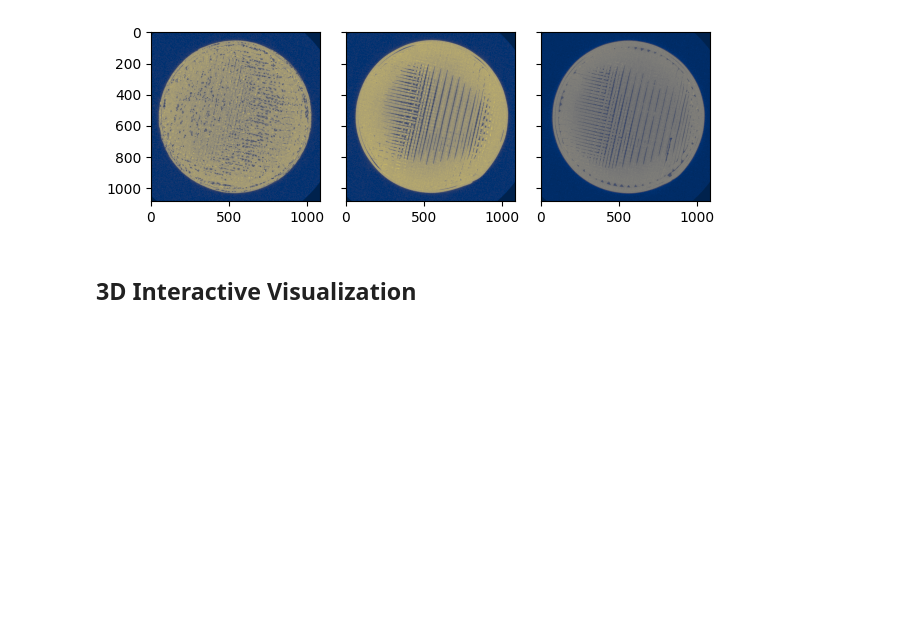
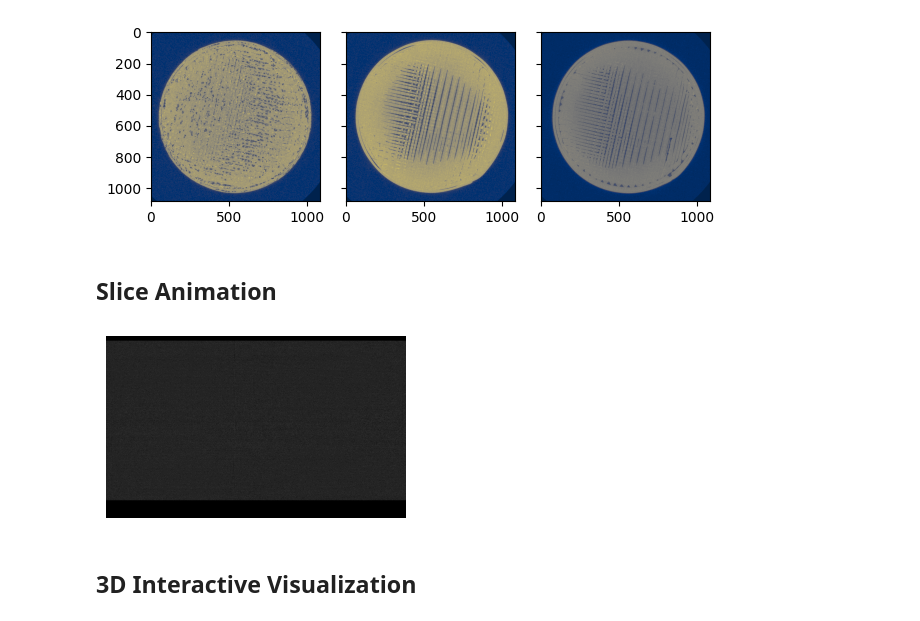
Before and after one commit to tpasfieldERAU/MA390-490_PNNL, a Jupyter notebook: datavis.ipynb, the cells around one changed output. Drawn from its saved outputs; the diff is of its cells as text; code cells hidden in the pictures; blank space fills up the shorter version.

```diff
--- a/datavis.ipynb
+++ b/datavis.ipynb
@@ -26,6 +26,28 @@ fig.show()
 # %% [output]
 FigureCanvasAgg is non-interactive, and thus cannot be shown
 [figure]
+# %% [markdown]
+## Slice Animation
+# %%
+import matplotlib.animation as anim
+img = np.load("DOWNSAMPLED-RP-STACK.npy")
+fig, ax = plt.subplots()
+fig.subplots_adjust(left=0, bottom=0, right=1, top=1, wspace=None, hspace=None)
+fig.set_size_inches(3, 542/298, forward=True)
+
+im0 = ax.imshow(img[0,:,:], animated=True, vmin=0, vmax=255, cmap='gray')
+
+def update(i):
+    im0.set_array(img[i,:,:])
+    return im0,
+
+anim_fig = anim.FuncAnimation(fig, update, frames=542, interval = 16.667, blit=True, repeat_delay=100,)
+plt.axis(False)
+plt.show()
+
+anim_fig.save("testgif2.gif")
+# %% [output]
+[figure, added]
 # %% [markdown]
 ## 3D Interactive Visualization
 # %%
```
